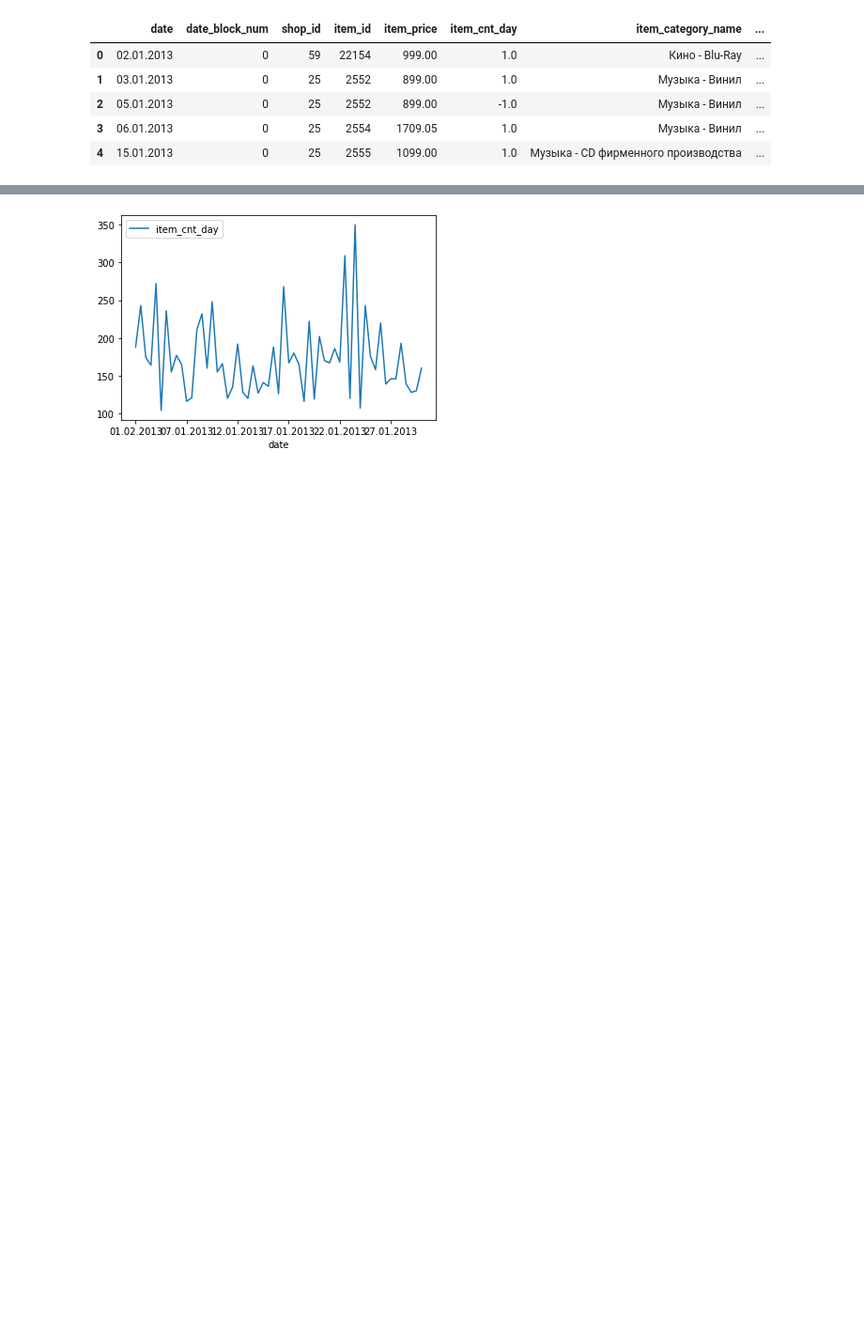
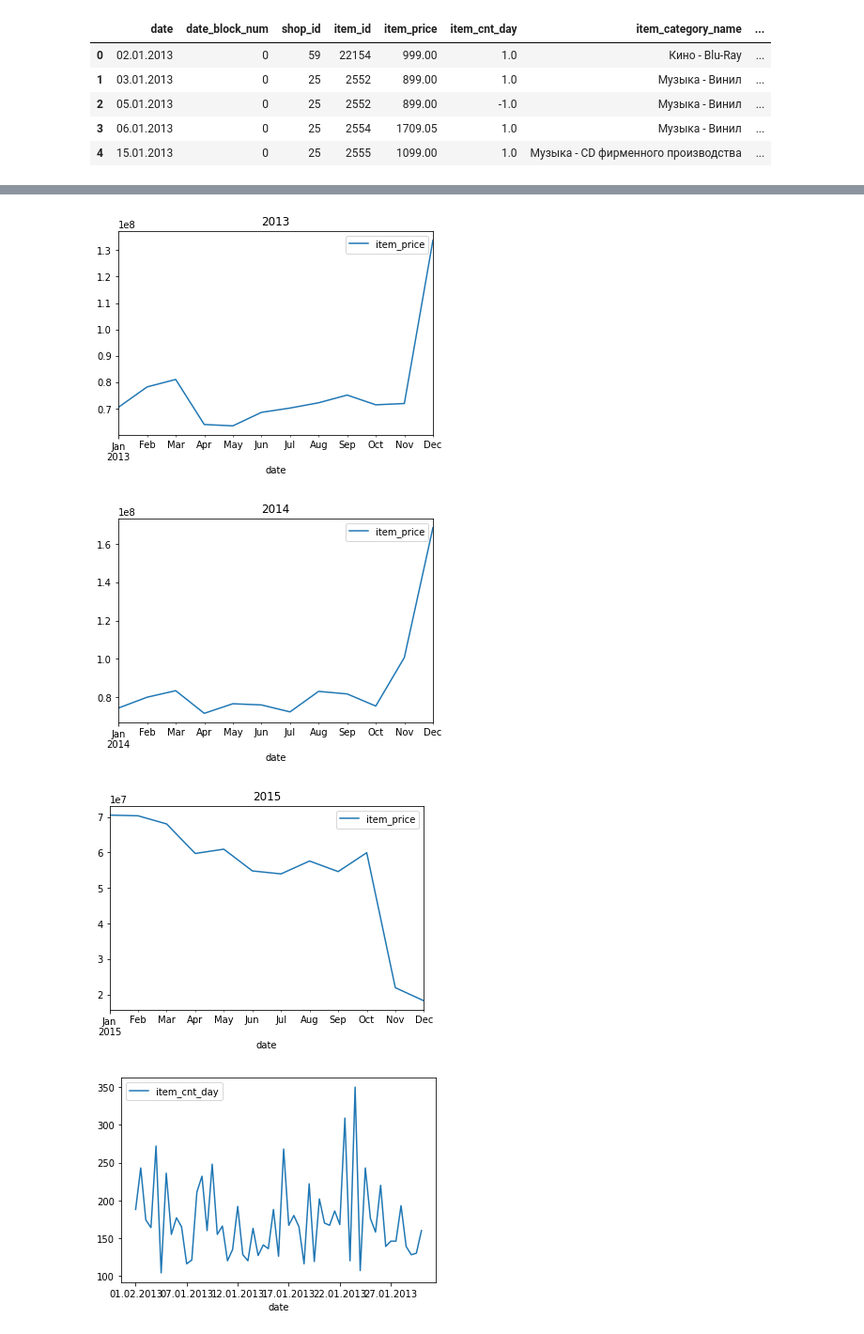
Before and after one commit to GaworO/Sales, a Jupyter notebook: Sales.ipynb, the cells around one changed output, grey strips where cells are left out. Shown at 94% size. Drawn from its saved outputs; the diff is of its cells as text; code cells hidden in the pictures; blank space fills up the shorter version.

```diff
--- a/Sales.ipynb
+++ b/Sales.ipynb
@@ -98,3 +131,34 @@ sales_products.loc[lambda x: x['item_cnt_day'] > 42037].plot.bar(title="50% > ")
+# %%
+# when shops have the highesr sales?
+sales_products["date"] =  pd.to_datetime(sales_products["date"])
+def plots():
+    lst = [2013,2014,2015]
+    for i in lst:
+      sales_per_month(i)
+
+
+
+def sales_per_month(date_year):
+  sales_products[["date","shop_id" ,"item_price"]] \
+              .groupby(["date","shop_id"]) \
+              .agg({"item_price": "sum"}) \
+              .reset_index() \
+              .loc[lambda x: x["date"].dt.year == date_year] \
+              .groupby(["date"]) \
+              .agg({"item_price":"sum"}) \
+              .plot(title=date_year)
+
+
+
+#podgrupowac na dni i zsumowac po dniach i spojrzec na sklepy
+#po latach
+# po miesiacach
+# %%
+plots()
+# %% [output]
+[figure, added]
+[figure, added]
+[figure, added]
 # %%
 # TIME SERIES ANALYSIS EXAPLE SHOP
 # %%
```
Also changed, not shown: parts of 7 cells of this notebook.
